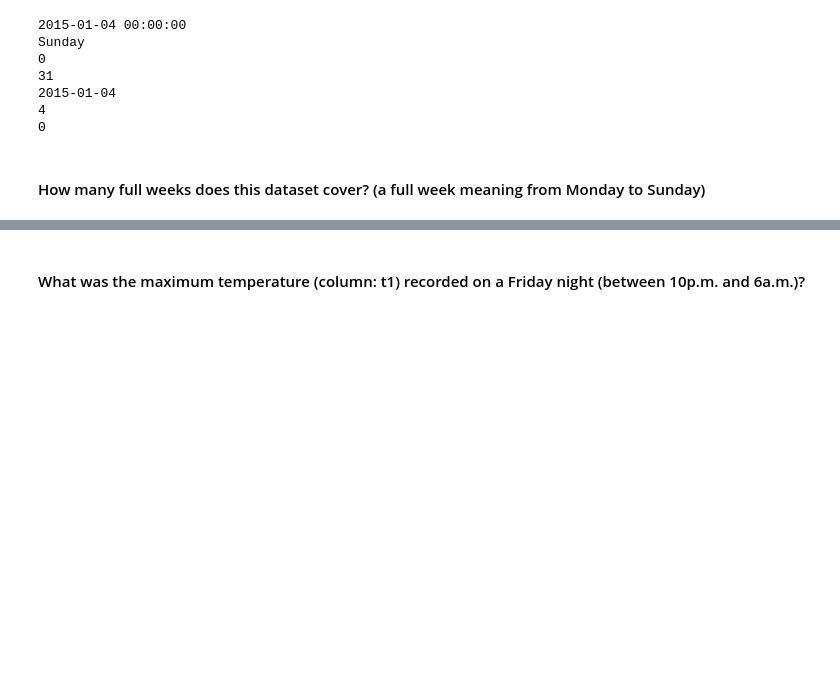
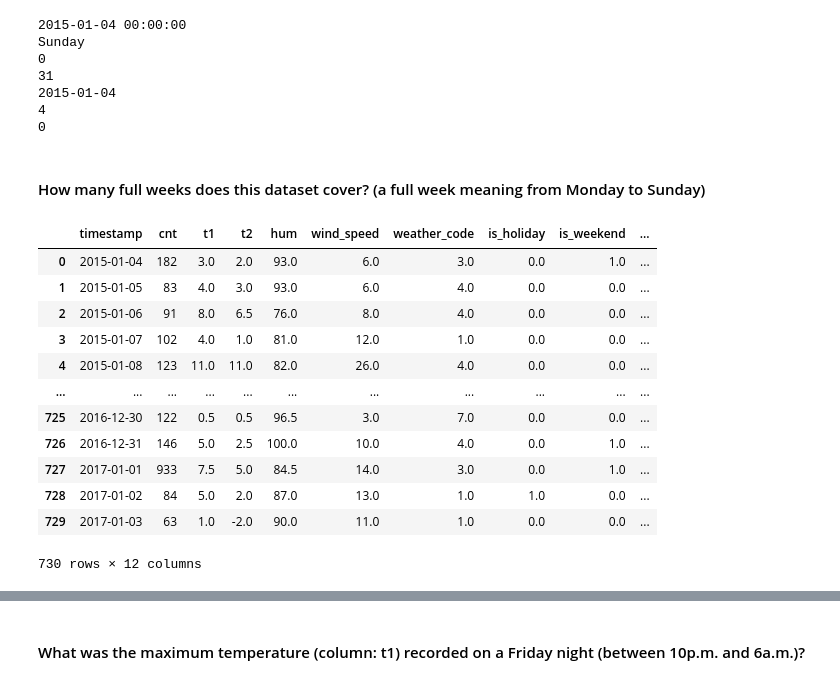
Before and after one commit to ramiejleh/ReDi_DataAnalytics_Repo, a Jupyter notebook: lesson05/exercises/exercises_intro.ipynb, the cells around one changed output, grey strips where cells are left out. Saved outputs shown, nothing was run; the diff lists cells and outputs as text; code cells hidden in the pictures; blank space fills up the shorter version.

```diff
--- a/lesson05/exercises/exercises_intro.ipynb
+++ b/lesson05/exercises/exercises_intro.ipynb
@@ -25,7 +25,7 @@ df
 # %% [markdown]
 #### Convert the "timestamp" column to an actual timestamp. With the first timestamp in the list, find 2 new members and 2 new members functions. Hint: after typing the dot "." click a "Tab" and explore the list.
 # %%
-df["timestamp"] = pd.to_datetime(df["timestamp"], format="%Y-%d-%m %H:%M:%S")
+df["timestamp"] = pd.to_datetime(df["timestamp"], format="%Y-%m-%d %H:%M:%S")
 
 ts = df["timestamp"][0]
 
@@ -46,3 +46,23 @@ Sunday
 0
 # %% [markdown]
 #### How many full weeks does this dataset cover? (a full week meaning from Monday to Sunday)
+# %%
+df["weekday"] = df.timestamp.dt.day_name()
+df['just_date'] = df['timestamp'].dt.date
+df = df.drop_duplicates('just_date')
+df.reset_index(drop=True, inplace=True)
+df
+# %% [output]
+|  | timestamp | cnt | t1 | t2 | hum | wind_speed | weather_code | is_holiday | is_weekend | ... |
+| 0 | 2015-01-04 | 182 | 3.0 | 2.0 | 93.0 | 6.0 | 3.0 | 0.0 | 1.0 | ... |
+| 1 | 2015-01-05 | 83 | 4.0 | 3.0 | 93.0 | 6.0 | 4.0 | 0.0 | 0.0 | ... |
+| 2 | 2015-01-06 | 91 | 8.0 | 6.5 | 76.0 | 8.0 | 4.0 | 0.0 | 0.0 | ... |
+| 3 | 2015-01-07 | 102 | 4.0 | 1.0 | 81.0 | 12.0 | 1.0 | 0.0 | 0.0 | ... |
+| 4 | 2015-01-08 | 123 | 11.0 | 11.0 | 82.0 | 26.0 | 4.0 | 0.0 | 0.0 | ... |
+| ... | ... | ... | ... | ... | ... | ... | ... | ... | ... | ... |
+| 725 | 2016-12-30 | 122 | 0.5 | 0.5 | 96.5 | 3.0 | 7.0 | 0.0 | 0.0 | ... |
+| 726 | 2016-12-31 | 146 | 5.0 | 2.5 | 100.0 | 10.0 | 4.0 | 0.0 | 1.0 | ... |
+| 727 | 2017-01-01 | 933 | 7.5 | 5.0 | 84.5 | 14.0 | 3.0 | 0.0 | 1.0 | ... |
+| 728 | 2017-01-02 | 84 | 5.0 | 2.0 | 87.0 | 13.0 | 1.0 | 1.0 | 0.0 | ... |
+| 729 | 2017-01-03 | 63 | 1.0 | -2.0 | 90.0 | 11.0 | 1.0 | 0.0 | 0.0 | ... |
+730 rows × 12 columns
```
Also changed, not shown: parts of 5 cells of this notebook, 4 other files.
